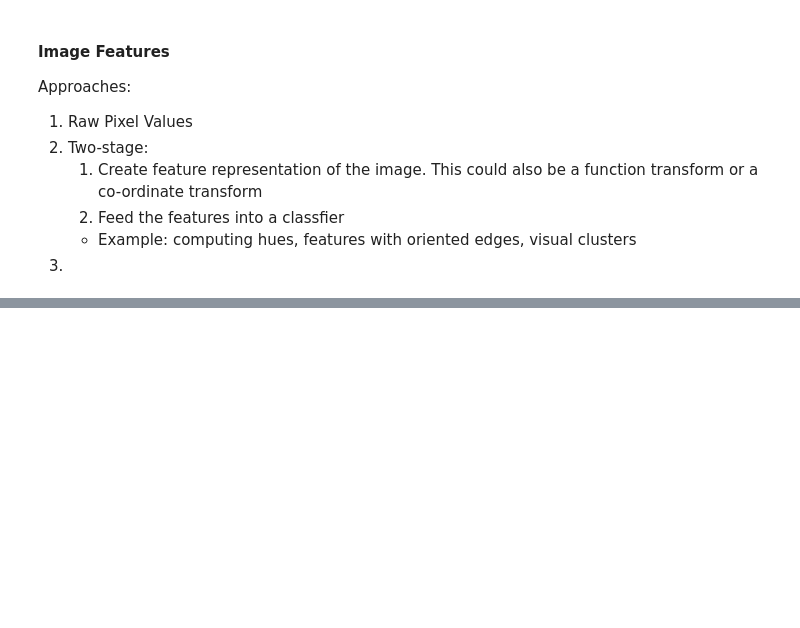
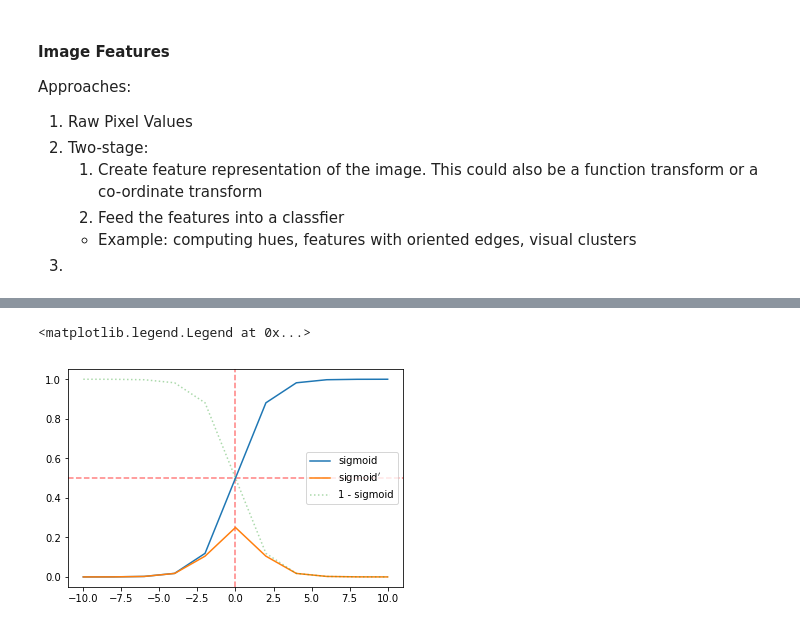
Before and after one commit to jeevankumarr/ml-scratch, a Jupyter notebook: docs/questions/Modelling.ipynb, the cells around one changed output, grey strips where cells are left out. Saved outputs shown, nothing was run; the diff lists cells and outputs as text; code cells hidden in the pictures; blank space fills up the shorter version.

```diff
--- a/docs/questions/Modelling.ipynb
+++ b/docs/questions/Modelling.ipynb
@@ -743,0 +712,18 @@ Approaches:
+# %%
+import numpy as np
+import matplotlib.pyplot as plt
+%matplotlib inline
+x = np.linspace(-10, 10, 11)
+y = np.power(1 + np.exp(-x), -1)
+dy = y * (1-y)
+one_less = 1 - y
+fig, ax = plt.subplots(1, 1)
+ax.axvline(0, c='r', alpha=0.5, linestyle='--')
+ax.axhline(0.5, c='r', alpha=0.5, linestyle='--')
+ax.plot(x, y, label='sigmoid')
+ax.plot(x, dy, label='sigmoid$^\prime$')
+ax.plot(x, one_less, label='1 - sigmoid', linestyle=':', alpha=0.4)
+ax.legend()
+# %% [output]
+<matplotlib.legend.Legend at 0x...>
+[figure, added]
```
Also changed, not shown: parts of 8 cells of this notebook.
